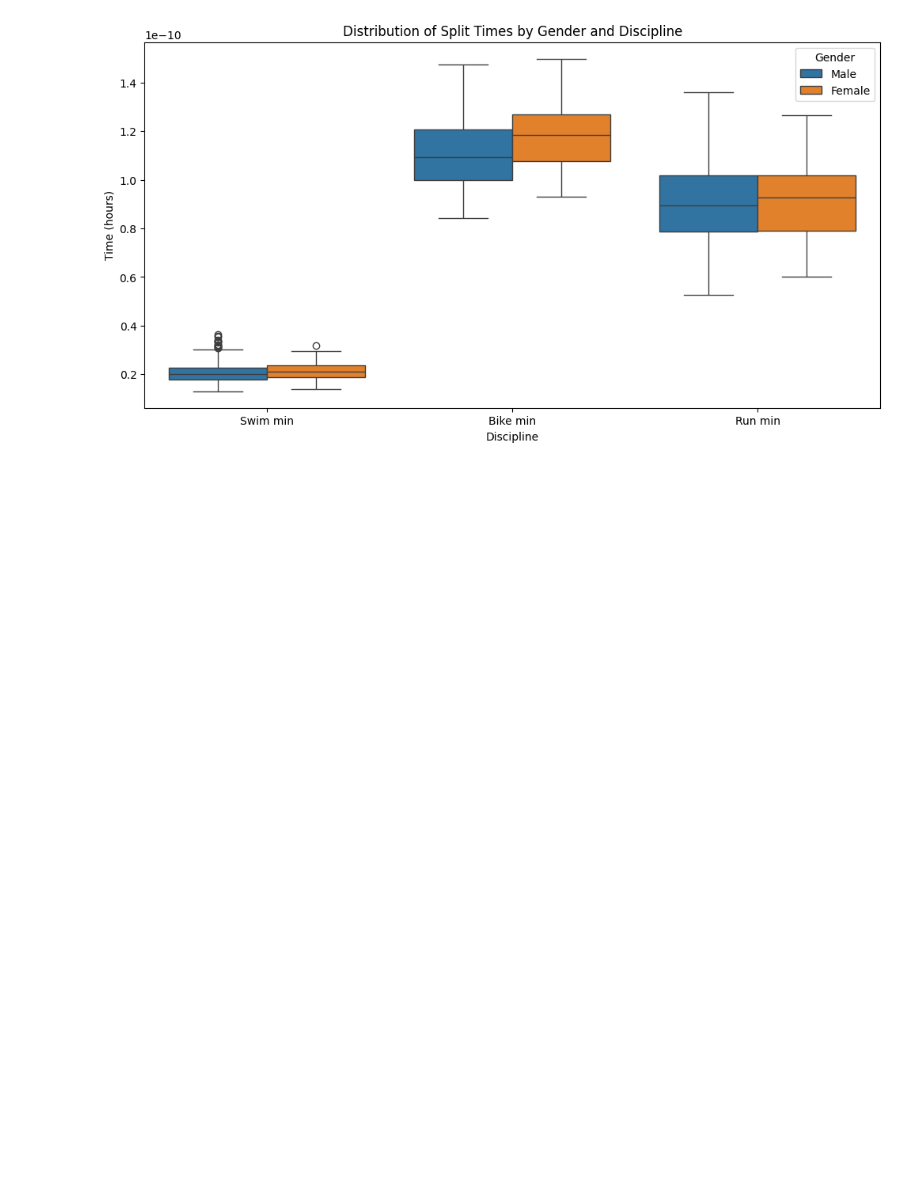
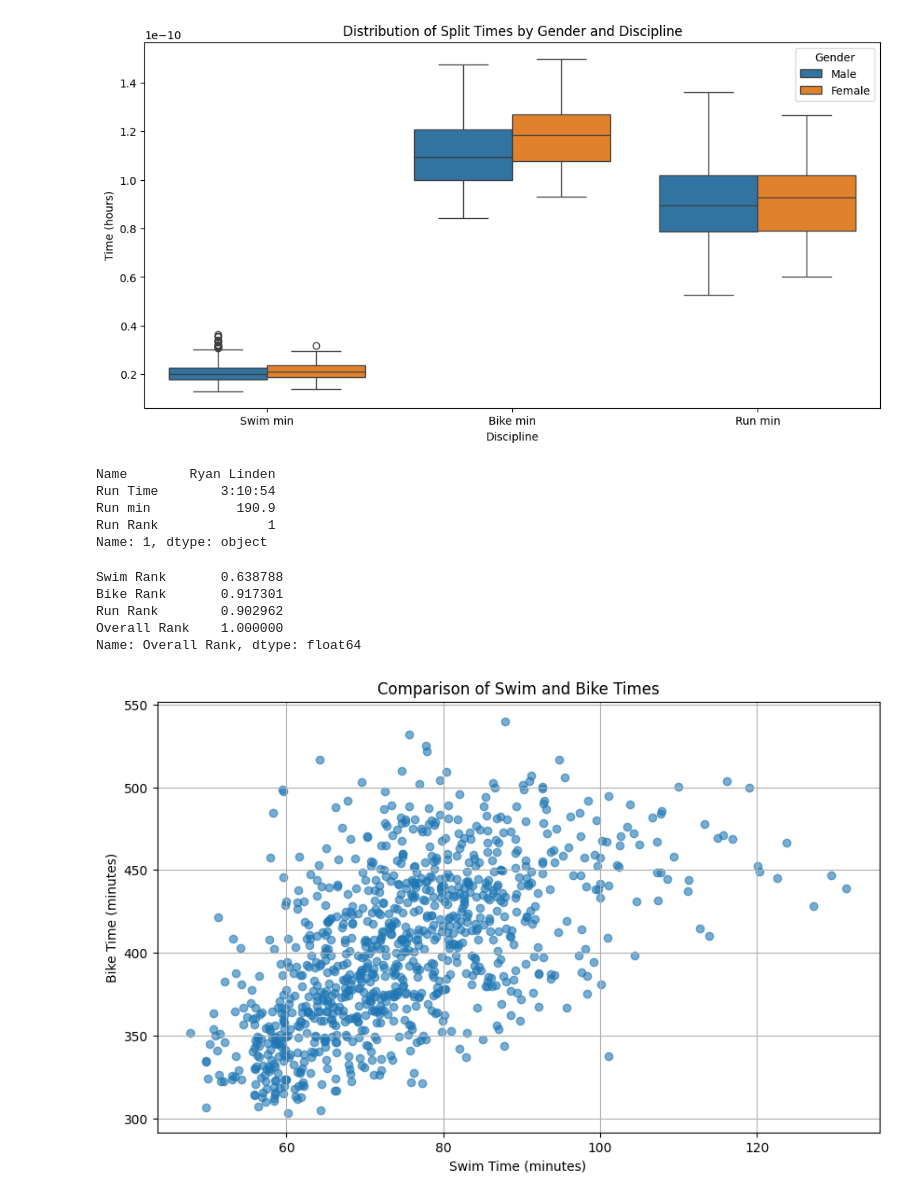
Before and after one commit to Amadeus415/analytics, a Jupyter notebook: Ironman_analysis/ironman.ipynb, the cells around one changed output. Drawn from its saved outputs; the diff is of its cells as text; code cells hidden in the pictures; blank space fills up the shorter version.

```diff
--- a/Ironman_analysis/ironman.ipynb
+++ b/Ironman_analysis/ironman.ipynb
@@ -59,3 +59,37 @@ plt.ylabel('Time (hours)')
 plt.show()
 # %% [output]
 [figure]
+# %%
+# Find the competitor with the fastest run time by sorting by 'Run min'
+fastest_run_time = df.sort_values(by='Run min').iloc[0]
+
+fastest_run_time[['Name', 'Run Time', 'Run min', 'Run Rank']]
+# %% [output]
+Name        Ryan Linden
+Run Time        3:10:54
+Run min           190.9
+Run Rank              1
+Name: 1, dtype: object
+# %%
+# Calculate the correlation between the ranks in different segments and the overall rank
+rank_columns = ['Swim Rank', 'Bike Rank', 'Run Rank', 'Overall Rank']
+correlation_matrix = df[rank_columns].corr()
+
+correlation_matrix['Overall Rank']
+# %% [output]
+Swim Rank       0.638788
+Bike Rank       0.917301
+Run Rank        0.902962
+Overall Rank    1.000000
+Name: Overall Rank, dtype: float64
+# %%
+# Scatter plot comparing swim and bike times
+plt.figure(figsize=(10, 6))
+plt.scatter(df['Swim min'], df['Bike min'], alpha=0.6)
+plt.title('Comparison of Swim and Bike Times')
+plt.xlabel('Swim Time (minutes)')
+plt.ylabel('Bike Time (minutes)')
+plt.grid(True)
+plt.show()
+# %% [output]
+[figure, added]
```
Also changed, not shown: parts of 3 cells of this notebook.
